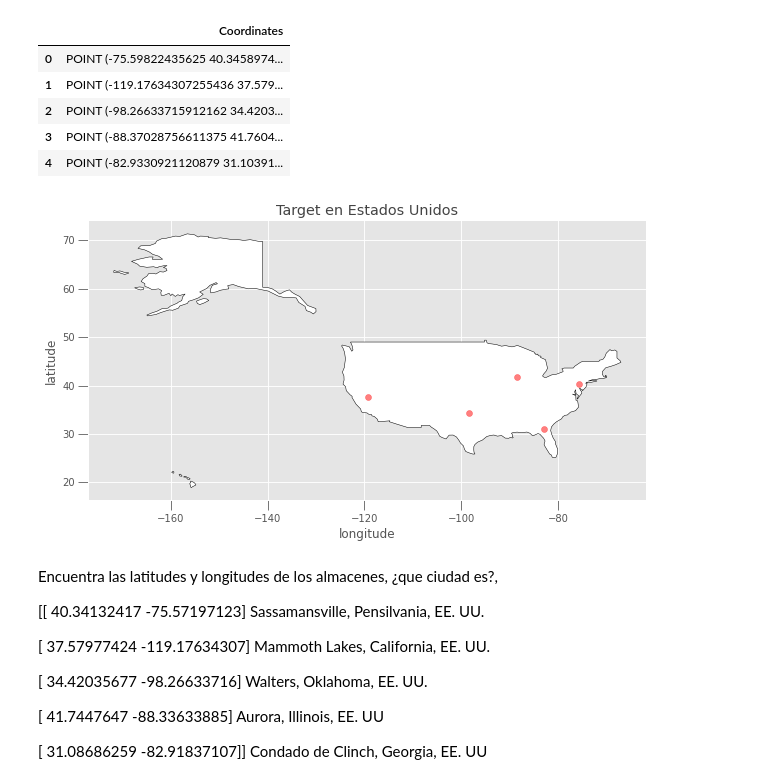
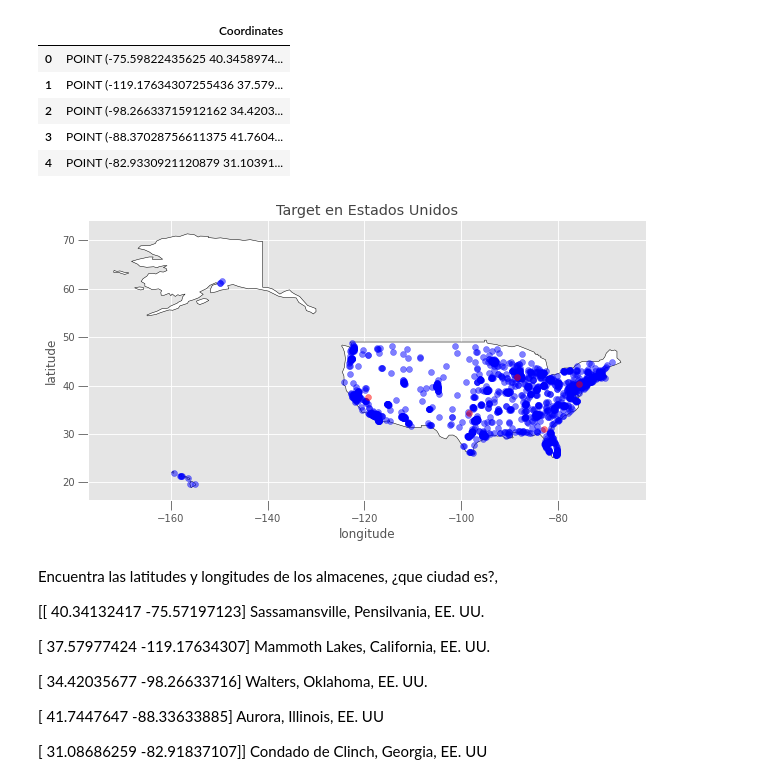
Before and after one commit to PosgradoMNA/actividades-de-aprendizaje-A01081266, a Jupyter notebook: A01081266TecMty_Regresion_lineal_polinomial.ipynb, the cells around one changed output. Drawn from its saved outputs; the diff is of its cells as text; code cells hidden in the pictures.

```diff
--- a/A01081266TecMty_Regresion_lineal_polinomial.ipynb
+++ b/A01081266TecMty_Regresion_lineal_polinomial.ipynb
@@ -1442,27 +1442,28 @@ gdf1 = gpd.GeoDataFrame(df2, geometry="Coordinates")
 # %%
 # Step 3: Plot the cities onto the map
 # We mostly use the code from before --- we still want the country borders plotted --- and we
 # add a command to plot the cities
 fig, gax = plt.subplots(figsize=(10,10))
 
 # By only plotting rows in which the continent is 'South America' we only plot, well,
 # South America.
 world.query("name == 'United States of America'").plot(ax = gax, edgecolor='black', color='white')
 
 # This plot the cities. It's the same syntax, but we are plotting from a different GeoDataFrame.
 # I want the cities as pale red dots.
+gdf.plot(ax=gax, color='blue', alpha = 0.5)
 gdf1.plot(ax=gax, color='red', alpha = 0.5)
 
 gax.set_xlabel('longitude')
 gax.set_ylabel('latitude')
 gax.set_title('Target en Estados Unidos')
 
 gax.spines['top'].set_visible(False)
 gax.spines['right'].set_visible(False)
 
 plt.show()
 # %% [output]
-[figure, old version]
+[figure, new version]
 # %% [markdown]
 Encuentra las latitudes y longitudes de los almacenes, ¿que ciudad es?,
 
```
Also changed, not shown: parts of 20 cells of this notebook.
